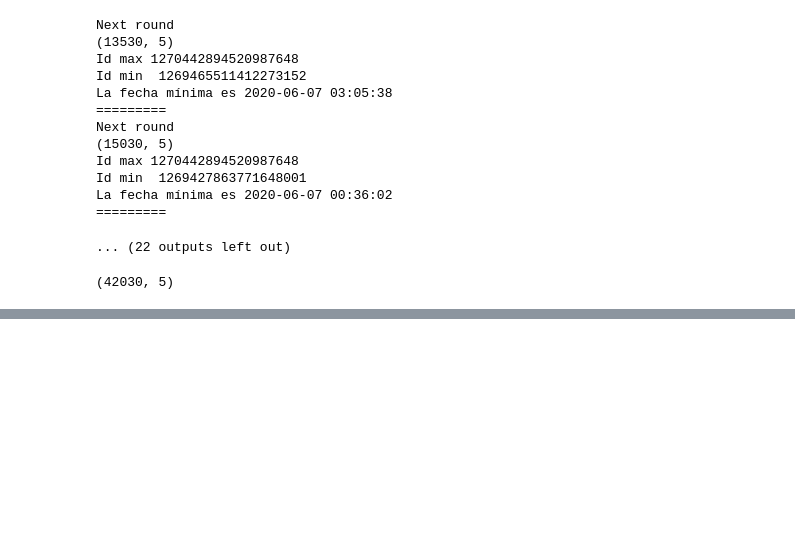
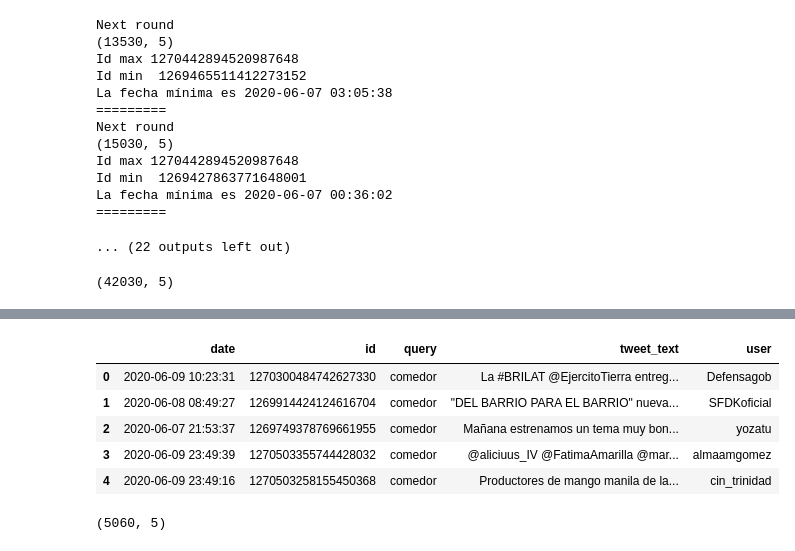
Before and after one commit to patricrp/automated_etl_google_cloud-social_dashboard, a Jupyter notebook: Twitter/Twitter API request.ipynb, the cells around one changed output, grey strips where cells are left out. Cells and saved outputs as stored; diff of their text form; code cells hidden in the pictures; blank space fills up the shorter version.

```diff
--- a/Twitter/Twitter API request.ipynb
+++ b/Twitter/Twitter API request.ipynb
@@ -667,0 +669,13 @@ Rate limit reached. Sleeping for: 783
+# %%
+dfcom.head()
+# %% [output]
+|  | date | id | query | tweet_text | user |
+| 0 | 2020-06-09 10:23:31 | 1270300484742627330 | comedor | La #BRILAT @EjercitoTierra entreg... | Defensagob |
+| 1 | 2020-06-08 08:49:27 | 1269914424124616704 | comedor | "DEL BARRIO PARA EL BARRIO" nueva... | SFDKoficial |
+| 2 | 2020-06-07 21:53:37 | 1269749378769661955 | comedor | Mañana estrenamos un tema muy bon... | yozatu |
+| 3 | 2020-06-09 23:49:39 | 1270503355744428032 | comedor | @aliciuus_IV @FatimaAmarilla @mar... | almaamgomez |
+| 4 | 2020-06-09 23:49:16 | 1270503258155450368 | comedor | Productores de mango manila de la... | cin_trinidad |
+# %%
+dfcom.shape
+# %% [output]
+(5060, 5)
```
Also changed, not shown: parts of 6 cells of this notebook, 1 other file.
